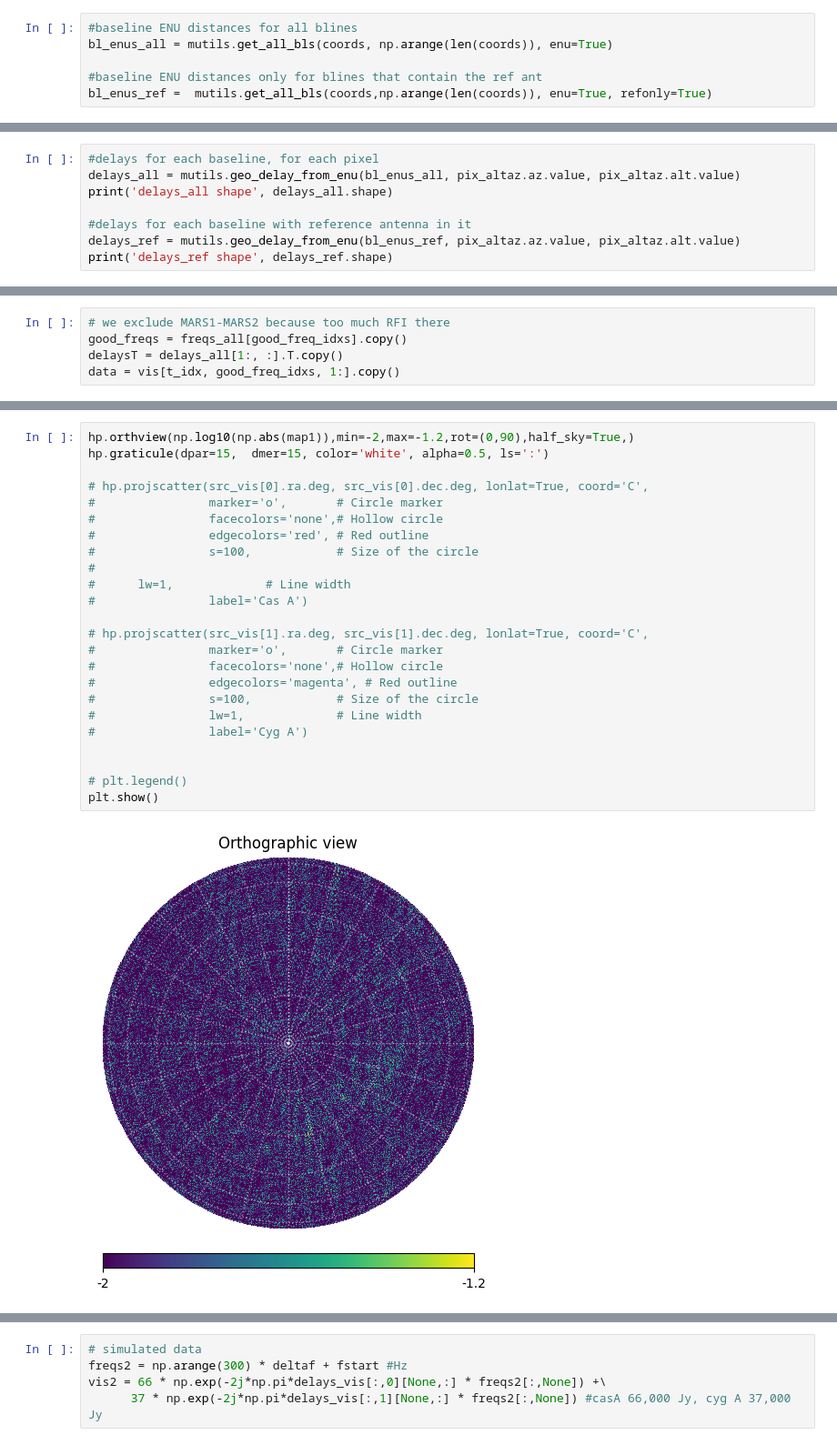
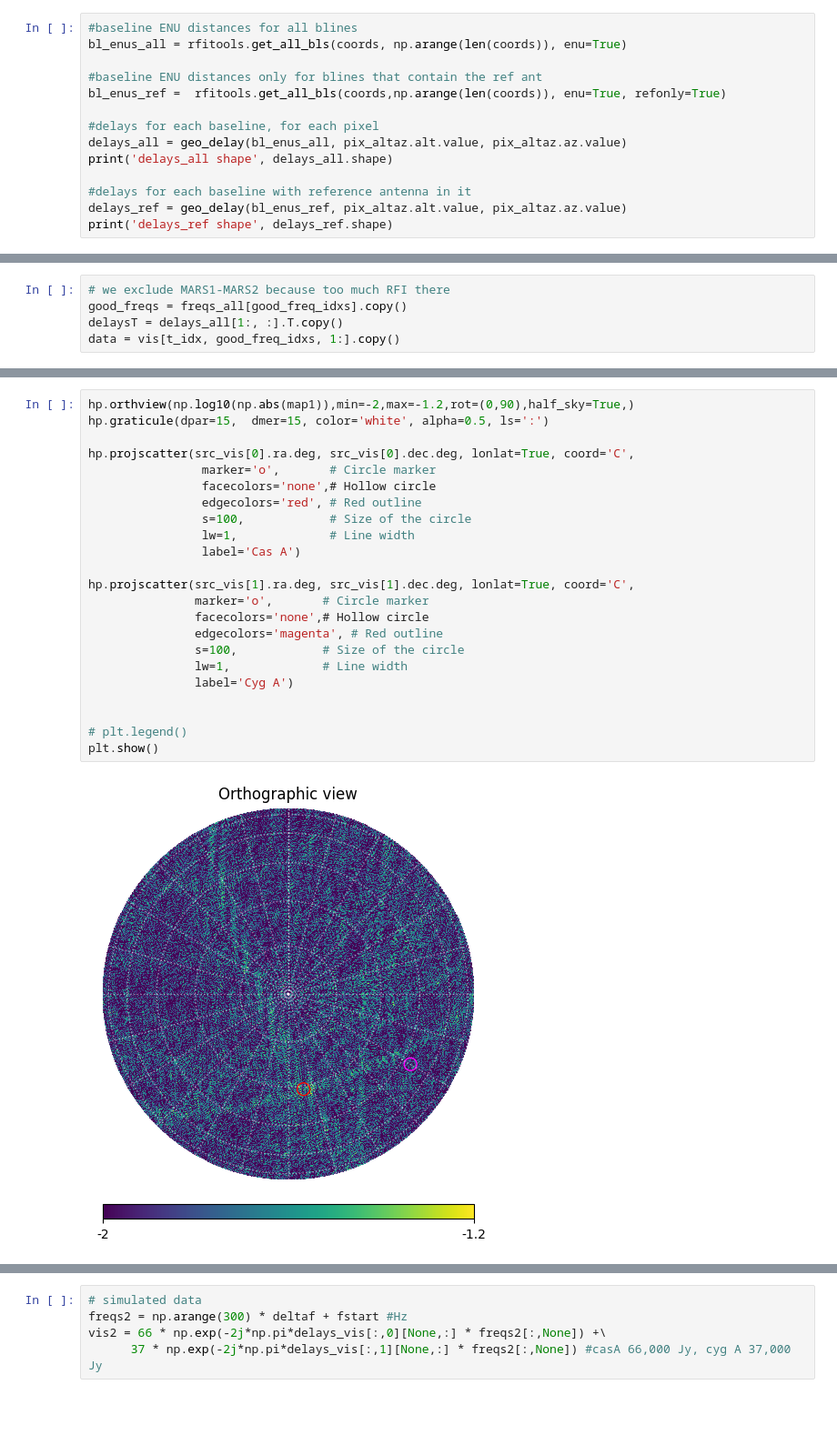
Before and after one commit to ALBATROS-Experiment/albatros_analysis, a Jupyter notebook: scripts/mapmaking/dirty_map_tutorial.ipynb, the cells around one changed output, grey strips where cells are left out. Shown at 91% size. Drawn from its saved outputs; the diff is of its cells as text; blank space fills up the shorter version.

```diff
--- a/scripts/mapmaking/dirty_map_tutorial.ipynb
+++ b/scripts/mapmaking/dirty_map_tutorial.ipynb
@@ -152,9 +165,17 @@ pix_altaz =src.transform_to(AltAz(location=ant0,obstime=obstime0))
 # %%
 #baseline ENU distances for all blines
-bl_enus_all = mutils.get_all_bls(coords, np.arange(len(coords)), enu=True)
+bl_enus_all = rfitools.get_all_bls(coords, np.arange(len(coords)), enu=True)
 
 #baseline ENU distances only for blines that contain the ref ant
-bl_enus_ref =  mutils.get_all_bls(coords,np.arange(len(coords)), enu=True, refonly=True)
+bl_enus_ref =  rfitools.get_all_bls(coords,np.arange(len(coords)), enu=True, refonly=True)
+
+#delays for each baseline, for each pixel
+delays_all = geo_delay(bl_enus_all, pix_altaz.alt.value, pix_altaz.az.value)
+print('delays_all shape', delays_all.shape)
+
+#delays for each baseline with reference antenna in it
+delays_ref = geo_delay(bl_enus_ref, pix_altaz.alt.value, pix_altaz.az.value)
+print('delays_ref shape', delays_ref.shape)
 # %% [output]
 (21, 3)
 (7, 3)
@@ -161,8 +185,0 @@ bl_enus_ref =  mutils.get_all_bls(coords,np.arange(len(coords)), enu=True, refon
-# %%
-#delays for each baseline, for each pixel
-delays_all = mutils.geo_delay_from_enu(bl_enus_all, pix_altaz.az.value, pix_altaz.alt.value)
-print('delays_all shape', delays_all.shape)
-
-#delays for each baseline with reference antenna in it
-delays_ref = mutils.geo_delay_from_enu(bl_enus_ref, pix_altaz.az.value, pix_altaz.alt.value)
-print('delays_ref shape', delays_ref.shape)
@@ -231,27 +236,26 @@ print(map1)
 # %%
 hp.orthview(np.log10(np.abs(map1)),min=-2,max=-1.2,rot=(0,90),half_sky=True,)
 hp.graticule(dpar=15,  dmer=15, color='white', alpha=0.5, ls=':')
 
-# hp.projscatter(src_vis[0].ra.deg, src_vis[0].dec.deg, lonlat=True, coord='C',
-#                marker='o',       # Circle marker
-#                facecolors='none',# Hollow circle
-#                edgecolors='red', # Red outline
-#                s=100,            # Size of the circle
-#
-#      lw=1,             # Line width
-#                label='Cas A')
+hp.projscatter(src_vis[0].ra.deg, src_vis[0].dec.deg, lonlat=True, coord='C',
+                marker='o',       # Circle marker
+                facecolors='none',# Hollow circle
+                edgecolors='red', # Red outline
+                s=100,            # Size of the circle
+                lw=1,             # Line width
+                label='Cas A')
 
-# hp.projscatter(src_vis[1].ra.deg, src_vis[1].dec.deg, lonlat=True, coord='C',
-#                marker='o',       # Circle marker
-#                facecolors='none',# Hollow circle
-#                edgecolors='magenta', # Red outline
-#                s=100,            # Size of the circle
-#                lw=1,             # Line width
-#                label='Cyg A')
+hp.projscatter(src_vis[1].ra.deg, src_vis[1].dec.deg, lonlat=True, coord='C',
+               marker='o',       # Circle marker
+               facecolors='none',# Hollow circle
+               edgecolors='magenta', # Red outline
+               s=100,            # Size of the circle
+               lw=1,             # Line width
+               label='Cyg A')
 
 
 # plt.legend()
 plt.show()
 # %% [output]
-[figure, old version]
+[figure, new version]
 # %% [markdown]
```
Also changed, not shown: parts of 31 cells of this notebook, 32 other files.
